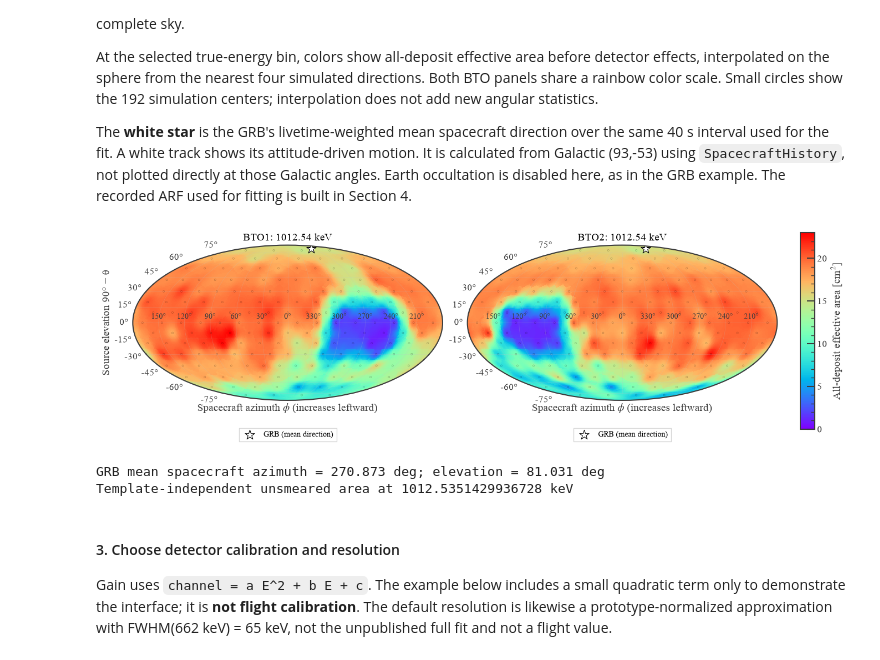
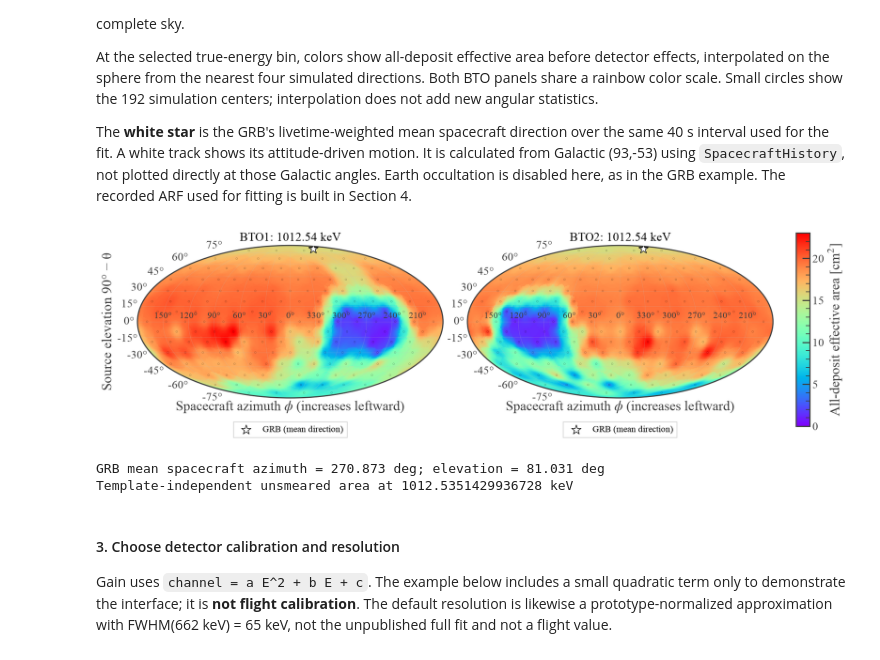
Before and after one commit to NShunsaku/cosipy.nonimaging, a Jupyter notebook: cosipy/nonimaging/bto/tutorial/01_bto_response_api.ipynb, the cells around one changed output. Drawn from its saved outputs; the diff is of its cells as text; code cells hidden in the pictures.

```diff
--- a/cosipy/nonimaging/bto/tutorial/01_bto_response_api.ipynb
+++ b/cosipy/nonimaging/bto/tutorial/01_bto_response_api.ipynb
@@ -64,8 +66,12 @@ from astropy.time import Time
 from astromodels import Band
 from threeML.plugins.OGIPLike import OGIPLike
 
-# Change only this root if you move the complete project directory.
-project_path = Path('/path/to/bto')
+# Run from tutorial/ or the bto project directory; override this root if needed.
+project_path = Path.cwd().resolve()
+if project_path.name == 'tutorial':
+    project_path = project_path.parent
+if not (project_path / 'api' / 'bto_response.py').is_file():
+    raise FileNotFoundError('Set project_path to the bto directory containing api/ and response/')
 response_path = project_path / 'response'
 bto_api_path = project_path / 'api'
 response_h5_path = response_path / 'bto_response_order2.h5'
@@ -90,12 +96,14 @@ STYLE = {
     "xtick.major.size": 10, "ytick.major.size": 10,
     "xtick.minor.size": 5, "ytick.minor.size": 5,
     "xtick.top": True, "ytick.right": True,
-    "savefig.facecolor": "white", "font.size": 14,
+    "savefig.facecolor": "white", "font.size": 16,
     "axes.linewidth": 1.5, "legend.fancybox": False,
     "axes.spines.top": True, "axes.spines.right": True,
 }
 plt.rcParams.update(STYLE)
-plt.rcParams.update({'axes.titlesize': 14, 'figure.titlesize': 14})
+plt.rcParams.update({'axes.titlesize': 17, 'figure.titlesize': 18,
+                     'axes.labelsize': 18, 'xtick.labelsize': 15, 'ytick.labelsize': 15,
+                     'legend.fontsize': 13, 'figure.dpi': 140, 'savefig.dpi': 300})
 def style_axes(ax):
     for spine in ax.spines.values():
         spine.set_visible(True); spine.set_linewidth(1.5)
@@ -201,38 +228,39 @@ mean_phi = np.arctan2(mean_vector[1], mean_vector[0])
 mean_lat = np.arcsin(np.clip(mean_vector[2], -1., 1.))
 grb_plot_lon = (-(grb_phi+np.pi) % (2*np.pi))-np.pi
 # Break a path across the projection seam rather than drawing across the whole sky.
 track_lon = grb_plot_lon.copy()
 track_lon[np.r_[False, np.abs(np.diff(track_lon)) > np.pi]] = np.nan
 vmax = max(values.max() for values in maps.values())
 fig, axes = plt.subplots(1, 2, figsize=(14, 5.8), subplot_kw={'projection':'mollweide'})
 for ax, name in zip(axes, ('BTO1','BTO2')):
     mesh = ax.pcolormesh(lon_mesh, lat_mesh, maps[name], cmap='rainbow',
                          vmin=0., vmax=vmax, shading='auto', rasterized=True)
     center_lon = (-(np.deg2rad(center_phi)+np.pi) % (2*np.pi))-np.pi
     ax.scatter(center_lon, np.deg2rad(90.-center_theta), s=5,
                facecolors='none', edgecolors='black', linewidths=0.3, alpha=0.4)
     ax.plot(track_lon, grb_lat, color='white', lw=1.5)
     ax.scatter([-mean_phi], [mean_lat], marker='*', s=170, facecolor='white',
                edgecolor='black', linewidth=0.8, zorder=5, label='GRB (mean direction)')
     ticks = np.deg2rad(np.arange(-150, 180, 30))
     ax.set_xticks(ticks)
-    ax.set_xticklabels([f'{(-int(x))%360}°' for x in np.arange(-150,180,30)], fontsize=10)
+    ax.set_xticklabels([f'{(-int(x))%360}°' for x in np.arange(-150,180,30)], fontsize=12)
     ax.set_xlabel(r'Spacecraft azimuth $\phi$ (increases leftward)')
-    ax.set_title(f'{name}: {map_energy_actual:.2f} keV', fontsize=14)
+    ax.set_title(f'{name}: {map_energy_actual:.2f} keV', fontsize=16)
     ax.grid(alpha=0.25)
     for spine in ax.spines.values():
         spine.set_visible(True); spine.set_linewidth(1.5)
-    ax.legend(loc='lower center', bbox_to_anchor=(0.5,-0.29), fontsize=10, frameon=True)
+    ax.legend(loc='lower center', bbox_to_anchor=(0.5,-0.29), fontsize=12, frameon=True)
 axes[0].set_ylabel('Source elevation 90° − θ')
 fig.subplots_adjust(left=0.06, right=0.89, bottom=0.23, top=0.91, wspace=0.08)
 cax = fig.add_axes([0.92,0.24,0.018,0.61])
 fig.colorbar(mesh, cax=cax, label=r'All-deposit effective area [cm$^2$]')
-fig.savefig(output_path/'bto1_bto2_arf_skymap_interpolated.png', dpi=180)
+fig.savefig(output_path/'bto1_bto2_arf_skymap_interpolated.png', dpi=300)
+fig.savefig(output_path/'bto1_bto2_arf_skymap_interpolated.pdf')
 plt.show()
 print(f'GRB mean spacecraft azimuth = {np.rad2deg(mean_phi)%360:.3f} deg; elevation = {np.rad2deg(mean_lat):.3f} deg')
 print('Template-independent unsmeared area at', map_energy_actual, 'keV')
 # %% [output]
-[figure, old version]
+[figure, new version]
 GRB mean spacecraft azimuth = 270.873 deg; elevation = 81.031 deg
 Template-independent unsmeared area at 1012.5351429936728 keV
 # %% [markdown]
```
Also changed, not shown: parts of 9 cells of this notebook, 10 other files.
